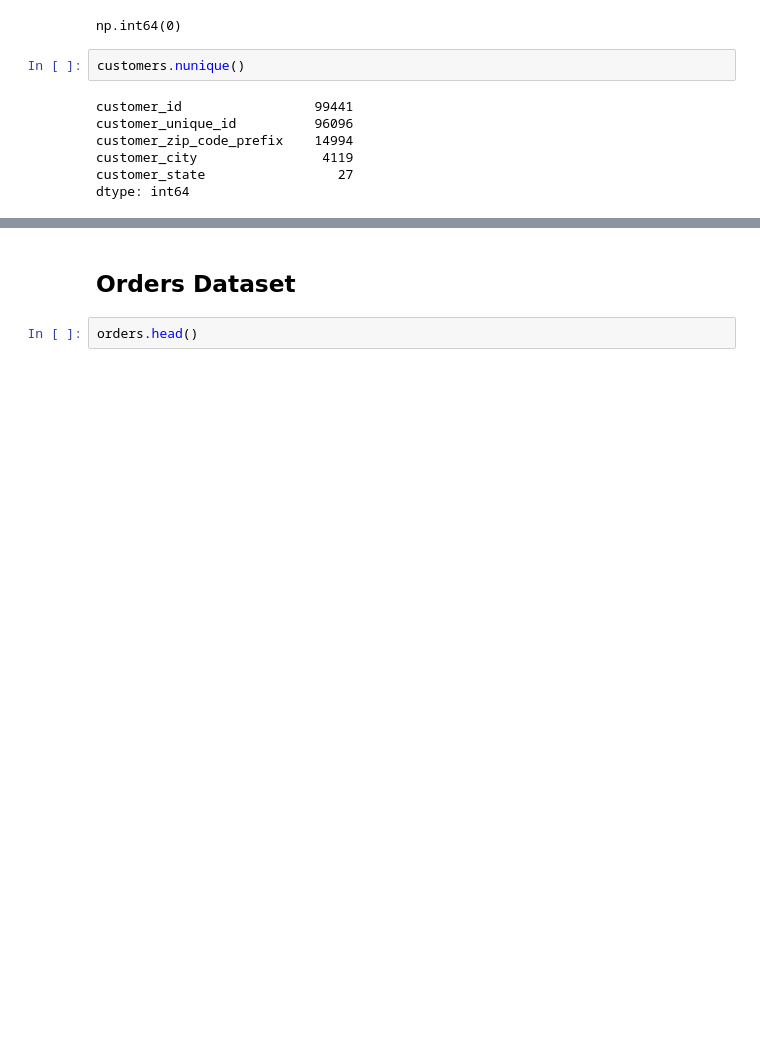
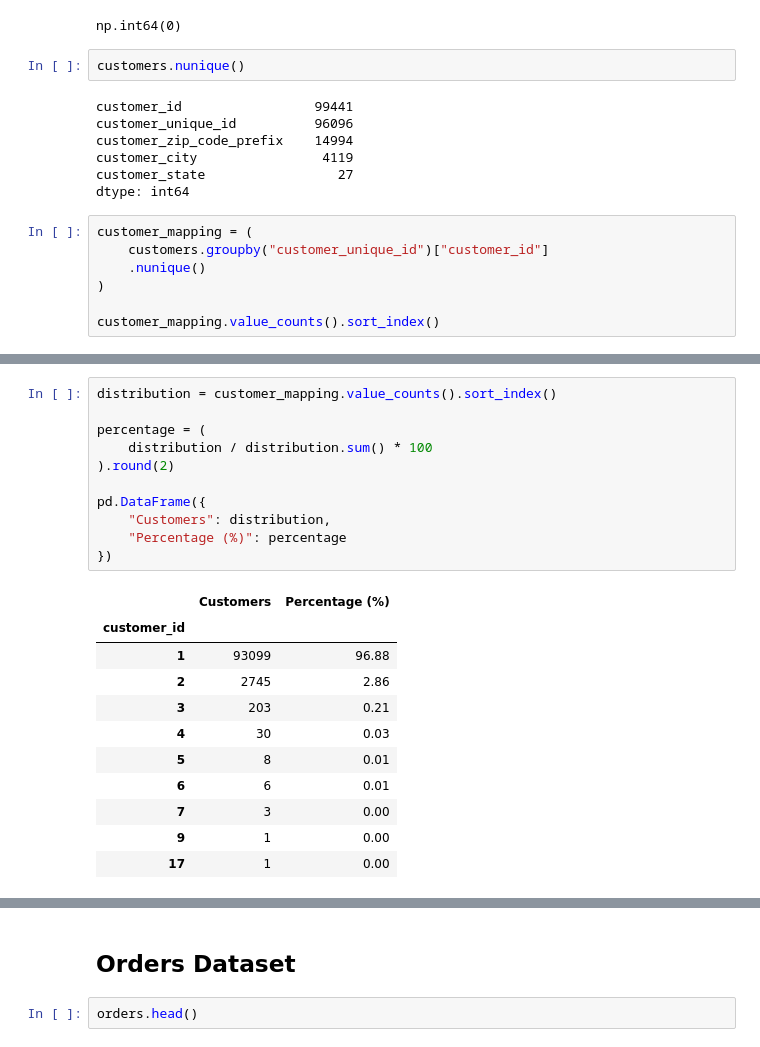
Before and after one commit to richardsonbryant/InsightFlow, a Jupyter notebook: notebooks/00_data_profiling.ipynb, the cells around one changed output, grey strips where cells are left out. Drawn from its saved outputs; the diff is of its cells as text; blank space fills up the shorter version.

```diff
--- a/notebooks/00_data_profiling.ipynb
+++ b/notebooks/00_data_profiling.ipynb
@@ -192,3 +193,10 @@ customer_zip_code_prefix    14994
 customer_city                4119
 customer_state                 27
 dtype: int64
+# %%
+customer_mapping = (
+    customers.groupby("customer_unique_id")["customer_id"]
+    .nunique()
+)
+
+customer_mapping.value_counts().sort_index()
@@ -195 +215,24 @@ dtype: int64
+# %%
+distribution = customer_mapping.value_counts().sort_index()
+
+percentage = (
+    distribution / distribution.sum() * 100
+).round(2)
+
+pd.DataFrame({
+    "Customers": distribution,
+    "Percentage (%)": percentage
+})
+# %% [output]
+|  | Customers | Percentage (%) |
+| customer_id |  |  |
+| 1 | 93099 | 96.88 |
+| 2 | 2745 | 2.86 |
+| 3 | 203 | 0.21 |
+| 4 | 30 | 0.03 |
+| 5 | 8 | 0.01 |
+| 6 | 6 | 0.01 |
+| 7 | 3 | 0.00 |
+| 9 | 1 | 0.00 |
+| 17 | 1 | 0.00 |
 # %% [markdown]
```
Also changed, not shown: parts of 22 cells of this notebook, 9 other files.
